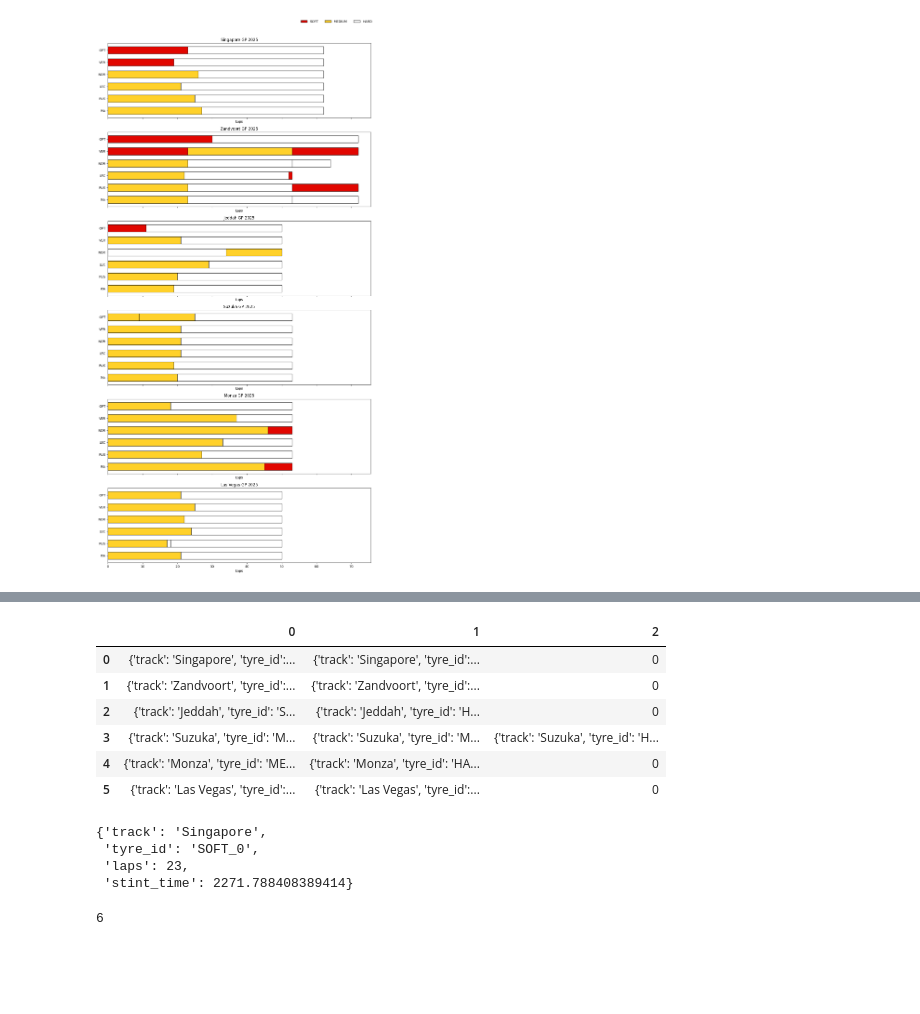
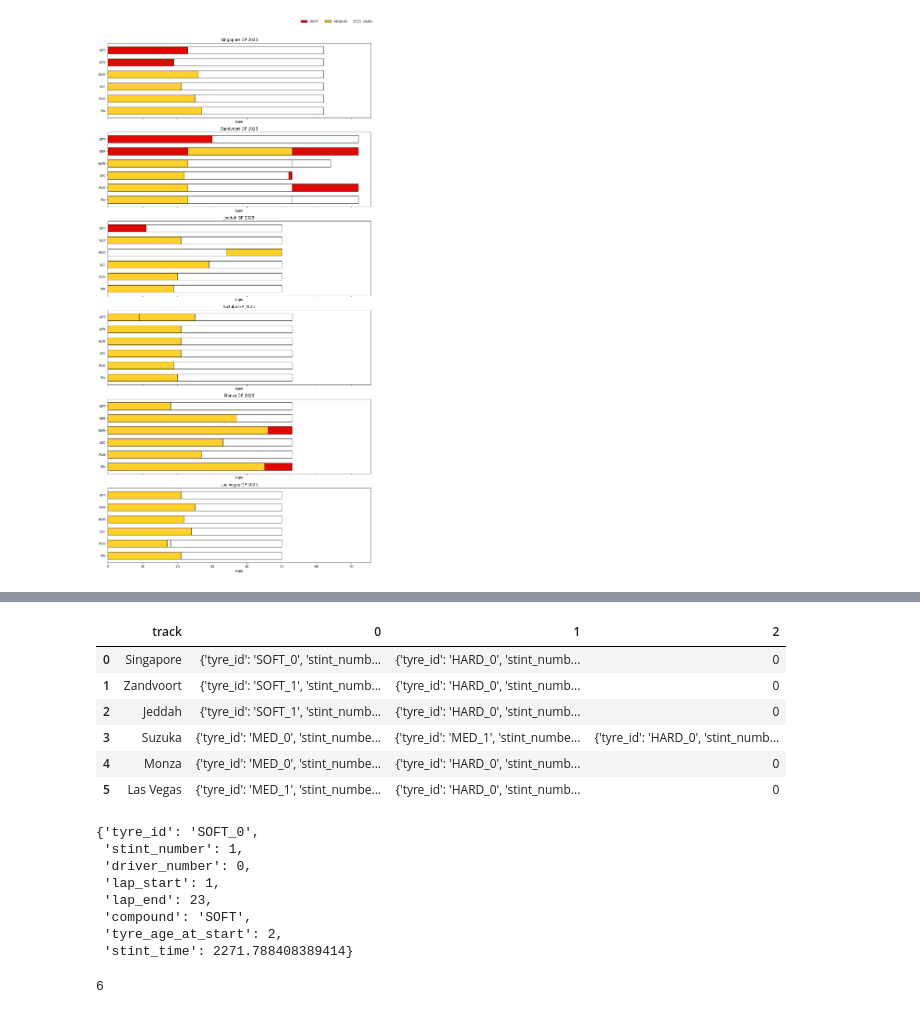
Before and after one commit to SonicRay241/F1-Tyre-Strategy-Optimizer, a Jupyter notebook: notebooks/analysis.ipynb, the cells around one changed output, grey strips where cells are left out. Drawn from its saved outputs; the diff is of its cells as text; code cells hidden in the pictures; blank space fills up the shorter version.

Commit message:
unified get_result method with extract_solution

```diff
--- a/notebooks/analysis.ipynb
+++ b/notebooks/analysis.ipynb
@@ -281,10 +273,8 @@ for idx, race in enumerate(races):
         pit_stop_overhead=race[2],
         available_tyres=[
             tyre_tuple("SOFT_0", "SOFT", 2),
-            tyre_tuple("SOFT_1", "SOFT", 2),
-            tyre_tuple("SOFT_2", "SOFT", 3),
-            tyre_tuple("SOFT_3", "SOFT", 3),
-            tyre_tuple("SOFT_4", "SOFT", 0),
+            tyre_tuple("SOFT_1", "SOFT", 3),
+            tyre_tuple("SOFT_2", "SOFT", 0),
             tyre_tuple("MED_0", "MEDIUM", 7),
             tyre_tuple("MED_1", "MEDIUM", 0),
             tyre_tuple("HARD_0", "HARD", 0),
@@ -355,19 +319,5 @@ warnings.filterwarnings('ignore')
-# %%
-races = [
-    # High downforce tracks
-    ("Singapore", 62, 29.1),
-    ("Zandvoort", 72, 18.5),
-
-    # Medium downforce tracks
-    ("Jeddah", 50, 17),
-    ("Suzuka", 53, 22),
-
-    # Low downforce tracks
-    ("Monza", 53, 25),
-    ("Las Vegas", 50, 21)
-]
 # %%
-race_summary_list = []
+track_list = []
 stint_data_list = []
 
 for idx, race in enumerate(races):
@@ -377,10 +327,8 @@ for idx, race in enumerate(races):
         pit_stop_overhead=race[2],
         available_tyres=[
             tyre_tuple("SOFT_0", "SOFT", 2),
-            tyre_tuple("SOFT_1", "SOFT", 2),
-            tyre_tuple("SOFT_2", "SOFT", 3),
-            tyre_tuple("SOFT_3", "SOFT", 3),
-            tyre_tuple("SOFT_4", "SOFT", 0),
+            tyre_tuple("SOFT_1", "SOFT", 3),
+            tyre_tuple("SOFT_2", "SOFT", 0),
             tyre_tuple("MED_0", "MEDIUM", 7),
             tyre_tuple("MED_1", "MEDIUM", 0),
             tyre_tuple("HARD_0", "HARD", 0),
@@ -393,11 +341,16 @@ for idx, race in enumerate(races):
     solver = pyo.SolverFactory("glpk")
     results = solver.solve(model, tee=False)
 
-    race_summary, stint_rows = optimizer.get_results(results, model)
-    race_summary_list.append(race_summary)
+    stint_rows = optimizer.extract_solution(model)
+    track_list.append(optimizer.track)
     stint_data_list.append(stint_rows)
 
-race_summary_df = pd.DataFrame(race_summary_list)
-stint_data_list = pd.DataFrame(stint_data_list)
+stint_data_df = pd.DataFrame(stint_data_list)
+stint_data_df["track"] = track_list
+
+cols = stint_data_df.columns.tolist()
+cols = cols[-1:] + cols[:-1]
+
+stint_data_df = stint_data_df[cols]
 
 warnings.filterwarnings('ignore')
@@ -414,19 +357,23 @@ race_summary_df
 # %%
-stint_data_list = stint_data_list.fillna(0)
-stint_data_list
+stint_data_df = stint_data_df.fillna(0)
+stint_data_df
 # %% [output]
-|  | 0 | 1 | 2 |
-| 0 | {'track': 'Singapore', 'tyre_id':... | {'track': 'Singapore', 'tyre_id':... | 0 |
-| 1 | {'track': 'Zandvoort', 'tyre_id':... | {'track': 'Zandvoort', 'tyre_id':... | 0 |
-| 2 | {'track': 'Jeddah', 'tyre_id': 'S... | {'track': 'Jeddah', 'tyre_id': 'H... | 0 |
-| 3 | {'track': 'Suzuka', 'tyre_id': 'M... | {'track': 'Suzuka', 'tyre_id': 'M... | {'track': 'Suzuka', 'tyre_id': 'H... |
-| 4 | {'track': 'Monza', 'tyre_id': 'ME... | {'track': 'Monza', 'tyre_id': 'HA... | 0 |
-| 5 | {'track': 'Las Vegas', 'tyre_id':... | {'track': 'Las Vegas', 'tyre_id':... | 0 |
+|  | track | 0 | 1 | 2 |
+| 0 | Singapore | {'tyre_id': 'SOFT_0', 'stint_numb... | {'tyre_id': 'HARD_0', 'stint_numb... | 0 |
+| 1 | Zandvoort | {'tyre_id': 'SOFT_1', 'stint_numb... | {'tyre_id': 'HARD_0', 'stint_numb... | 0 |
+| 2 | Jeddah | {'tyre_id': 'SOFT_1', 'stint_numb... | {'tyre_id': 'HARD_0', 'stint_numb... | 0 |
+| 3 | Suzuka | {'tyre_id': 'MED_0', 'stint_numbe... | {'tyre_id': 'MED_1', 'stint_numbe... | {'tyre_id': 'HARD_0', 'stint_numb... |
+| 4 | Monza | {'tyre_id': 'MED_0', 'stint_numbe... | {'tyre_id': 'HARD_0', 'stint_numb... | 0 |
+| 5 | Las Vegas | {'tyre_id': 'MED_1', 'stint_numbe... | {'tyre_id': 'HARD_0', 'stint_numb... | 0 |
 # %%
-stint_data_list.iloc[0][0]
+stint_data_df.iloc[0][0]
 # %% [output]
-{'track': 'Singapore',
- 'tyre_id': 'SOFT_0',
- 'laps': 23,
+{'tyre_id': 'SOFT_0',
+ 'stint_number': 1,
+ 'driver_number': 0,
+ 'lap_start': 1,
+ 'lap_end': 23,
+ 'compound': 'SOFT',
+ 'tyre_age_at_start': 2,
  'stint_time': 2271.788408389414}
 # %%
```
Also changed, not shown: parts of 10 cells of this notebook, 1 other file.
